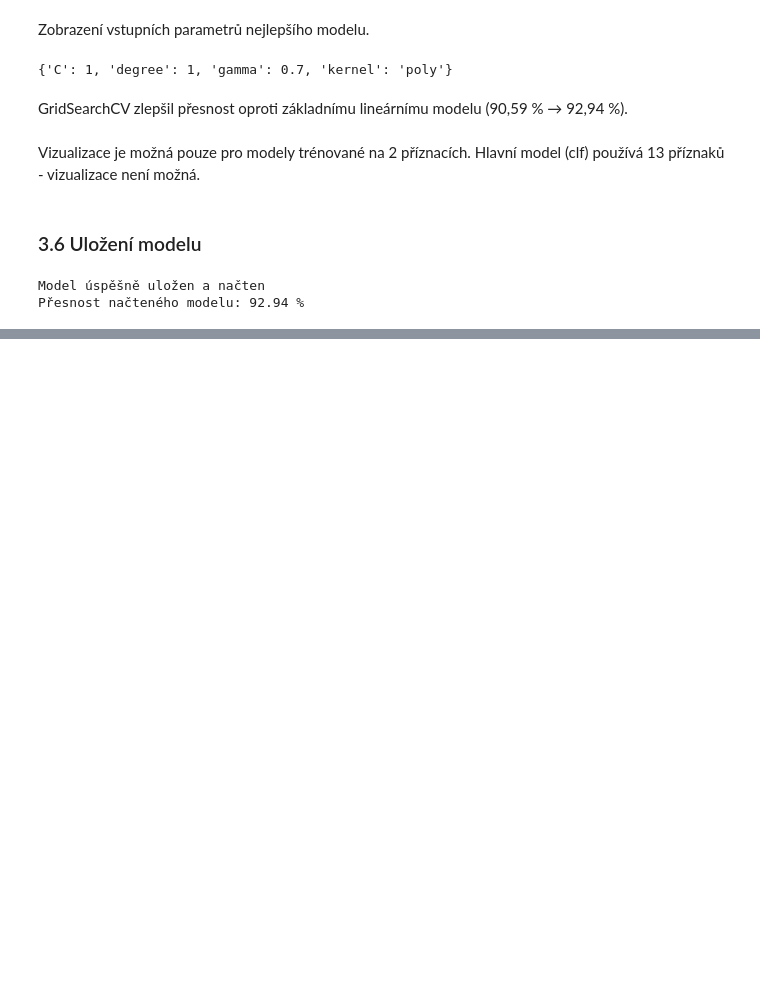
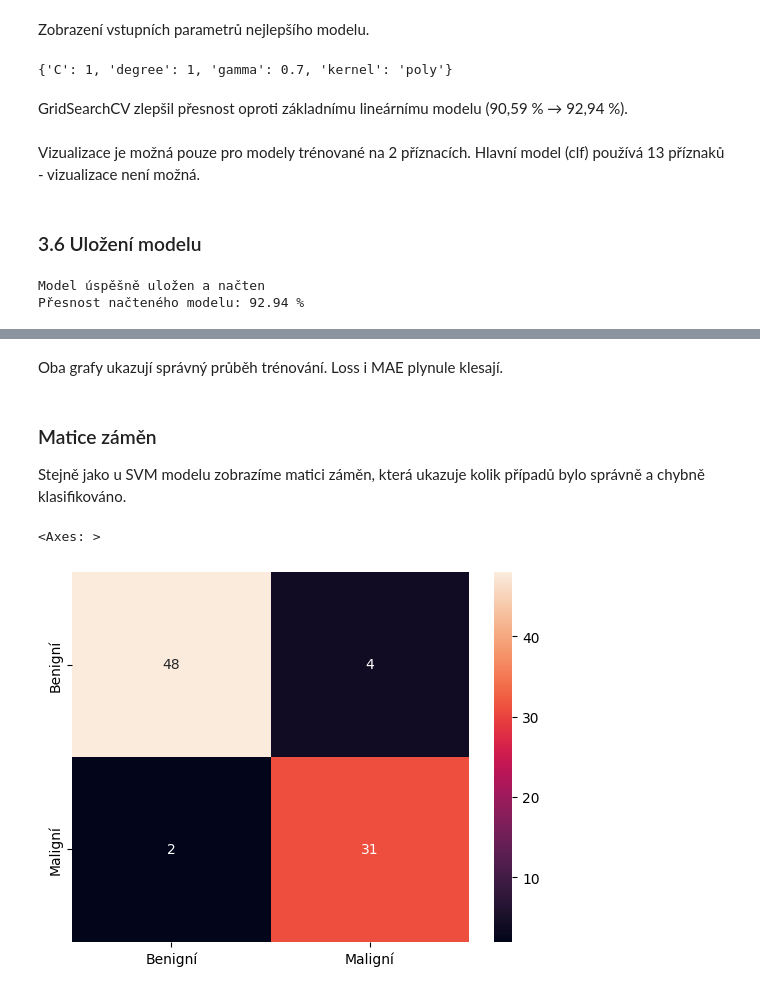
Before and after one commit to mirovisus/breast-cancer-project, a Jupyter notebook: notebooks/rakovina_prsou.ipynb, the cells around one changed output, grey strips where cells are left out. Drawn from its saved outputs; the diff is of its cells as text; code cells hidden in the pictures; blank space fills up the shorter version.

```diff
--- a/notebooks/rakovina_prsou.ipynb
+++ b/notebooks/rakovina_prsou.ipynb
@@ -582,0 +857,18 @@ Přesnost načteného modelu: 92.94 %
+# %%
+model.eval()
+with torch.no_grad():
+    # Nahrání dat na GPU (nebo CPU)
+    X_val_torch = X_val_torch.to(device)
+
+    # Výpočet předpovědi – výstup je pravděpodobnost (0 až 1)
+    y_pred_prob = model(X_val_torch)
+
+    # Převod pravděpodobností na třídy pomocí prahu 0.5
+    y_pred = (y_pred_prob >= 0.5).float()
+
+    # Numpy neumí pracovat s GPU, proto výsledek musíme vrátit na CPU
+    y_pred = y_pred.detach().cpu().numpy()
+
+# Výpočet přesnosti
+acc = accuracy_score(y_val_torch.numpy().flatten(), y_pred.flatten())
+print(f"Přesnost na validačních datech: {acc*100:.2f} %")
@@ -582,0 +897,14 @@ Přesnost načteného modelu: 92.94 %
+# %% [markdown]
+Oba grafy ukazují správný průběh trénování. Loss i MAE plynule klesají.
+# %% [markdown]
+### Matice záměn
+Stejně jako u SVM modelu zobrazíme matici záměn, která ukazuje
+kolik případů bylo správně a chybně klasifikováno.
+# %%
+cf_matrix = confusion_matrix(y_val_torch.numpy().flatten(), y_pred.flatten())
+sns.heatmap(cf_matrix, annot=True, fmt='d',
+            xticklabels=['Benigní', 'Maligní'],
+            yticklabels=['Benigní', 'Maligní'])
+# %% [output]
+<Axes: >
+[figure, added]
```
Also changed, not shown: parts of 34 cells of this notebook, 3 other files.
